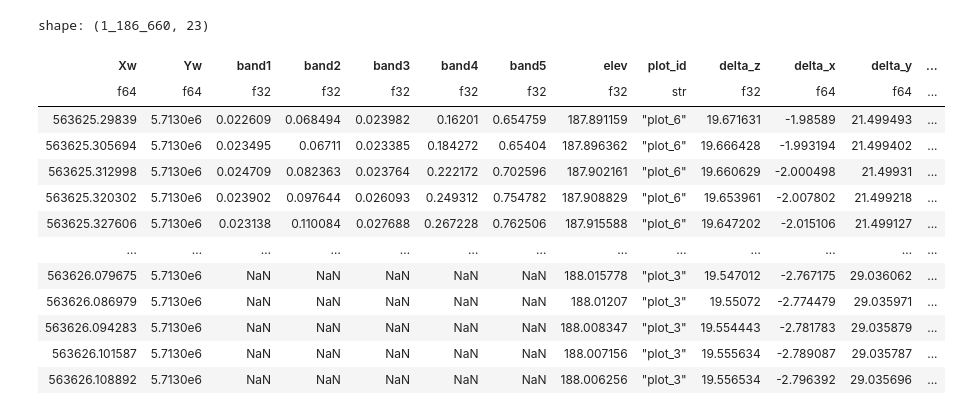
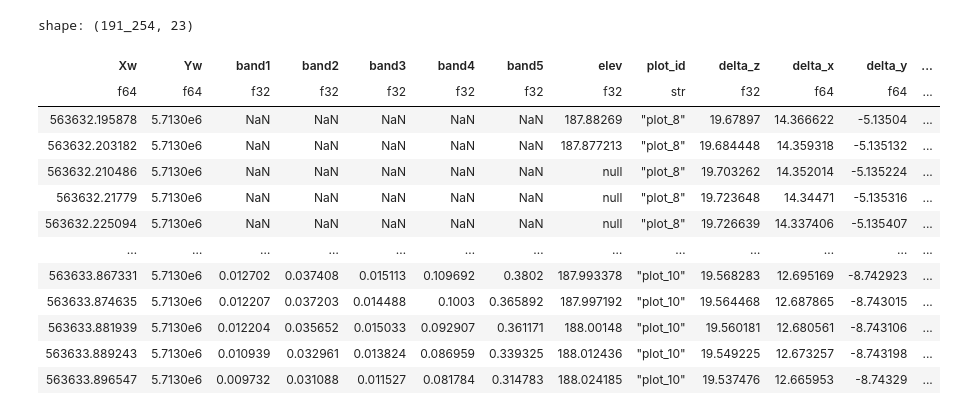
Before and after one commit to ReneHeim/proj_on_uav, a Jupyter notebook: Angle Validation.ipynb, the cells around one changed output. Drawn from its saved outputs; the diff is of its cells as text; code cells hidden in the pictures.

```diff
--- a/Angle Validation.ipynb
+++ b/Angle Validation.ipynb
@@ -1,36 +1,36 @@
 # %%
 import polars as pl
 import pandas as pd
 import geopandas as gpd
 from shapely.geometry import Point
 import numpy as np
 # Path to the Parquet file
-file_path = r"D:\20241207_week5_products_uav_data\output\extract\20241207_week5_project_54_IMG_0054_6.tif.parquet"
+file_path = r"D:\20241207_week5_products_uav_data\output\extract\20241207_week5_project_12_IMG_0012_6.tif.parquet"
 
 # Load the Parquet file into a Polars DataFrame
 df = pl.read_parquet(file_path)
 
 # Display the first few rowsSS
 xcam = float(df[["xcam"][0]][0])
 ycam = float(df[["ycam"][0]][0])
 zcam = float(df[["delta_z"][0]][0]+df[["elev"][0]][0])
 
 df
 # %% [output]
-shape: (1_186_660, 23)
+shape: (191_254, 23)
 | Xw | Yw | band1 | band2 | band3 | band4 | band5 | elev | plot_id | delta_z | delta_x | delta_y | ... |
 | f64 | f64 | f32 | f32 | f32 | f32 | f32 | f32 | str | f32 | f64 | f64 | ... |
-| 563625.29839 | 5.7130e6 | 0.022609 | 0.068494 | 0.023982 | 0.16201 | 0.654759 | 187.891159 | "plot_6" | 19.671631 | -1.98589 | 21.499493 | ... |
-| 563625.305694 | 5.7130e6 | 0.023495 | 0.06711 | 0.023385 | 0.184272 | 0.65404 | 187.896362 | "plot_6" | 19.666428 | -1.993194 | 21.499402 | ... |
-| 563625.312998 | 5.7130e6 | 0.024709 | 0.082363 | 0.023764 | 0.222172 | 0.702596 | 187.902161 | "plot_6" | 19.660629 | -2.000498 | 21.49931 | ... |
-| 563625.320302 | 5.7130e6 | 0.023902 | 0.097644 | 0.026093 | 0.249312 | 0.754782 | 187.908829 | "plot_6" | 19.653961 | -2.007802 | 21.499218 | ... |
-| 563625.327606 | 5.7130e6 | 0.023138 | 0.110084 | 0.027688 | 0.267228 | 0.762506 | 187.915588 | "plot_6" | 19.647202 | -2.015106 | 21.499127 | ... |
+| 563632.195878 | 5.7130e6 | NaN | NaN | NaN | NaN | NaN | 187.88269 | "plot_8" | 19.67897 | 14.366622 | -5.13504 | ... |
+| 563632.203182 | 5.7130e6 | NaN | NaN | NaN | NaN | NaN | 187.877213 | "plot_8" | 19.684448 | 14.359318 | -5.135132 | ... |
+| 563632.210486 | 5.7130e6 | NaN | NaN | NaN | NaN | NaN | null | "plot_8" | 19.703262 | 14.352014 | -5.135224 | ... |
+| 563632.21779 | 5.7130e6 | NaN | NaN | NaN | NaN | NaN | null | "plot_8" | 19.723648 | 14.34471 | -5.135316 | ... |
+| 563632.225094 | 5.7130e6 | NaN | NaN | NaN | NaN | NaN | null | "plot_8" | 19.726639 | 14.337406 | -5.135407 | ... |
 | … | … | … | … | … | … | … | … | … | … | … | … | ... |
-| 563626.079675 | 5.7130e6 | NaN | NaN | NaN | NaN | NaN | 188.015778 | "plot_3" | 19.547012 | -2.767175 | 29.036062 | ... |
-| 563626.086979 | 5.7130e6 | NaN | NaN | NaN | NaN | NaN | 188.01207 | "plot_3" | 19.55072 | -2.774479 | 29.035971 | ... |
-| 563626.094283 | 5.7130e6 | NaN | NaN | NaN | NaN | NaN | 188.008347 | "plot_3" | 19.554443 | -2.781783 | 29.035879 | ... |
-| 563626.101587 | 5.7130e6 | NaN | NaN | NaN | NaN | NaN | 188.007156 | "plot_3" | 19.555634 | -2.789087 | 29.035787 | ... |
-| 563626.108892 | 5.7130e6 | NaN | NaN | NaN | NaN | NaN | 188.006256 | "plot_3" | 19.556534 | -2.796392 | 29.035696 | ... |
+| 563633.867331 | 5.7130e6 | 0.012702 | 0.037408 | 0.015113 | 0.109692 | 0.3802 | 187.993378 | "plot_10" | 19.568283 | 12.695169 | -8.742923 | ... |
+| 563633.874635 | 5.7130e6 | 0.012207 | 0.037203 | 0.014488 | 0.1003 | 0.365892 | 187.997192 | "plot_10" | 19.564468 | 12.687865 | -8.743015 | ... |
+| 563633.881939 | 5.7130e6 | 0.012204 | 0.035652 | 0.015033 | 0.092907 | 0.361171 | 188.00148 | "plot_10" | 19.560181 | 12.680561 | -8.743106 | ... |
+| 563633.889243 | 5.7130e6 | 0.010939 | 0.032961 | 0.013824 | 0.086959 | 0.339325 | 188.012436 | "plot_10" | 19.549225 | 12.673257 | -8.743198 | ... |
+| 563633.896547 | 5.7130e6 | 0.009732 | 0.031088 | 0.011527 | 0.081784 | 0.314783 | 188.024185 | "plot_10" | 19.537476 | 12.665953 | -8.74329 | ... |
 # %%
 from matplotlib import pyplot as plt
 
```
Also changed, not shown: parts of 5 cells of this notebook.
